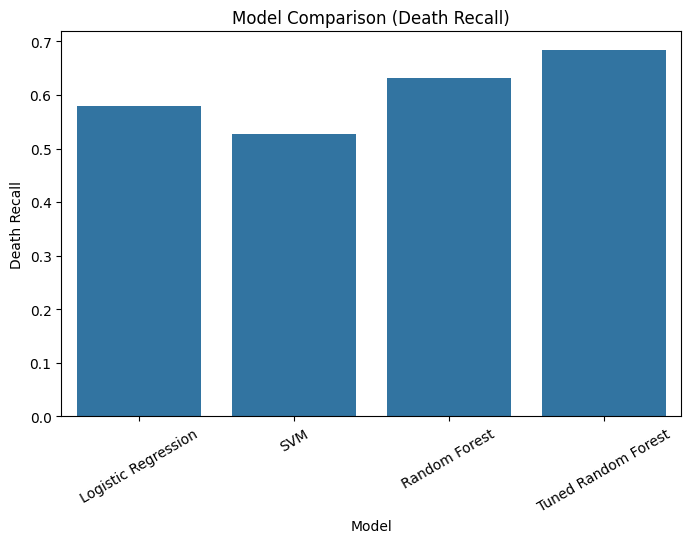
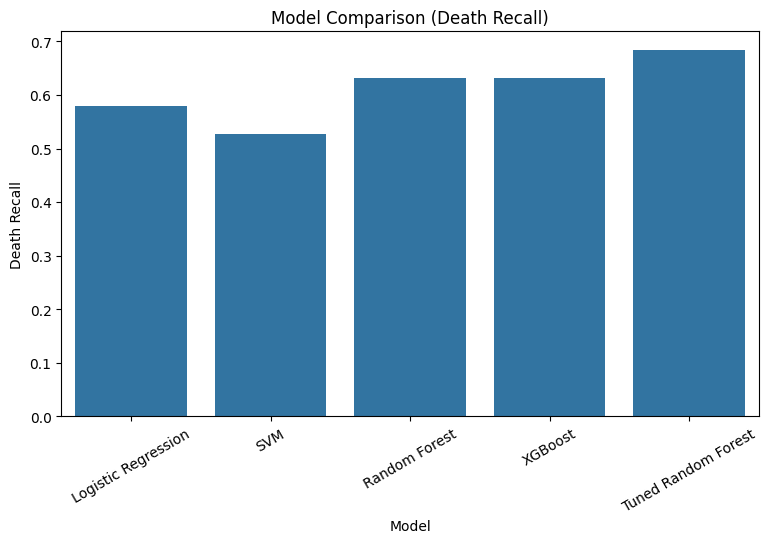
Unified diff of the notebook cell whose output changed from the first chart to the second:
--- before
+++ after
@@ -2,5 +2,5 @@
 import matplotlib.pyplot as plt
 
-plt.figure(figsize=(8,5))
+plt.figure(figsize=(9,5))
 sns.barplot(data=results_df, x="Model", y="Death Recall")
 plt.title("Model Comparison (Death Recall)")

Commit: [add]add XGBoost and update model comparison figures